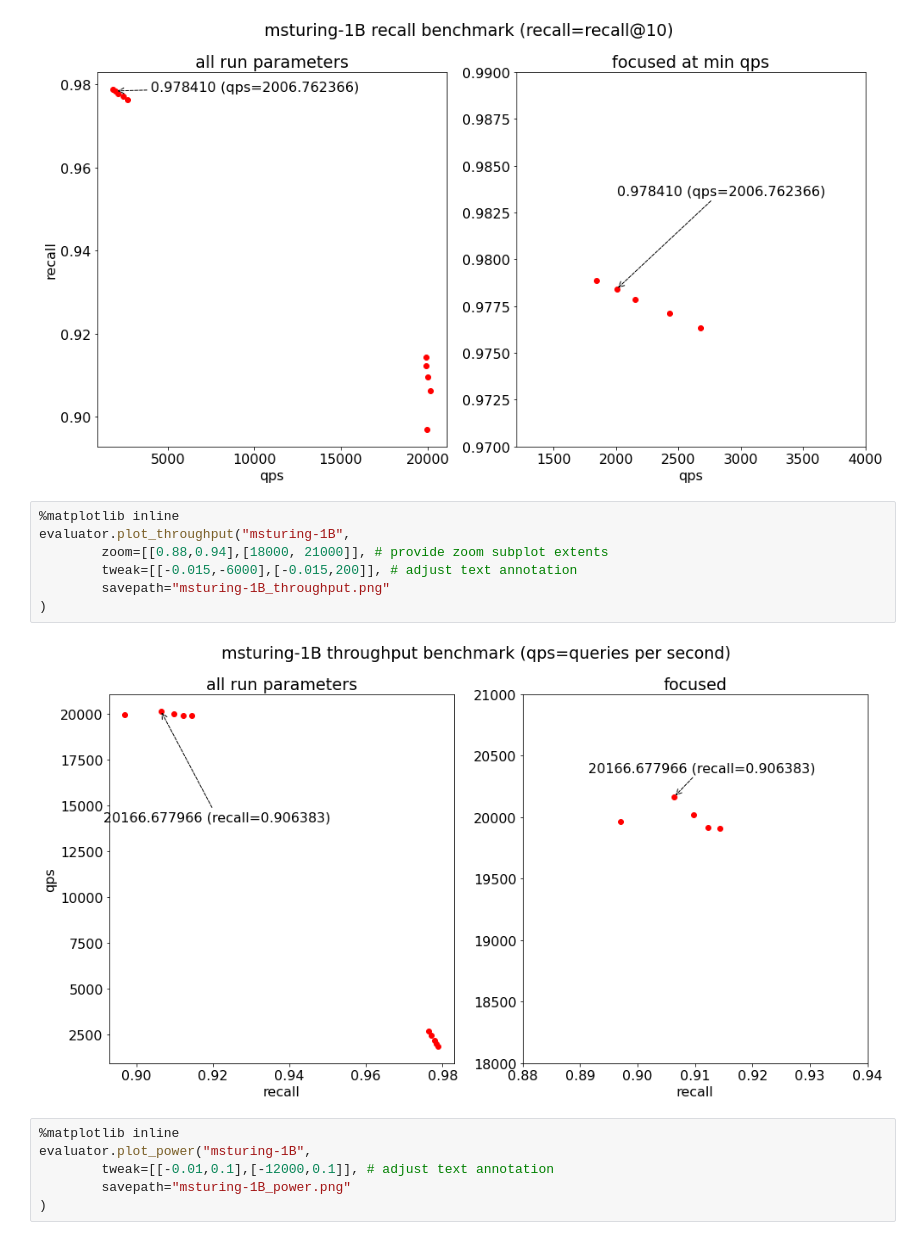
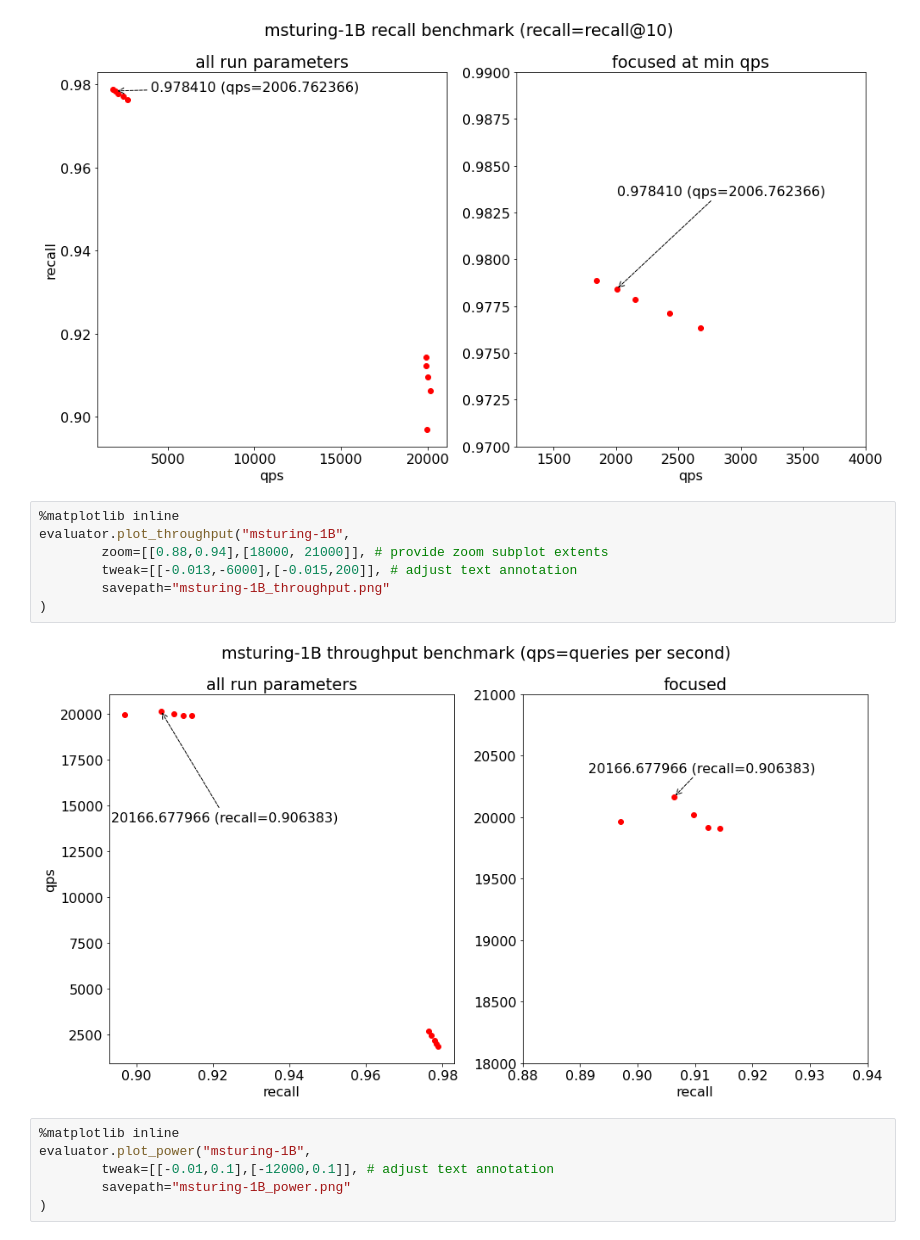
Before and after one commit to harsha-simhadri/big-ann-benchmarks, a Jupyter notebook: t3/eval_2021/gemini/EvalPublic.ipynb, the cells around one changed output. Drawn from its saved outputs; the diff is of its cells as text.

```diff
--- a/t3/eval_2021/gemini/EvalPublic.ipynb
+++ b/t3/eval_2021/gemini/EvalPublic.ipynb
@@ -151,12 +151,12 @@ saving image to msturing-1B_recall.png
 # %%
 %matplotlib inline
 evaluator.plot_throughput("msturing-1B",
         zoom=[[0.88,0.94],[18000, 21000]], # provide zoom subplot extents
-        tweak=[[-0.015,-6000],[-0.015,200]], # adjust text annotation
+        tweak=[[-0.013,-6000],[-0.015,200]], # adjust text annotation
         savepath="msturing-1B_throughput.png"
 )
 # %% [output]
-[figure, old version]
+[figure, new version]
 # %%
 %matplotlib inline
 evaluator.plot_power("msturing-1B",
```
Also changed, not shown: parts of 7 cells of this notebook, 16 other files.
